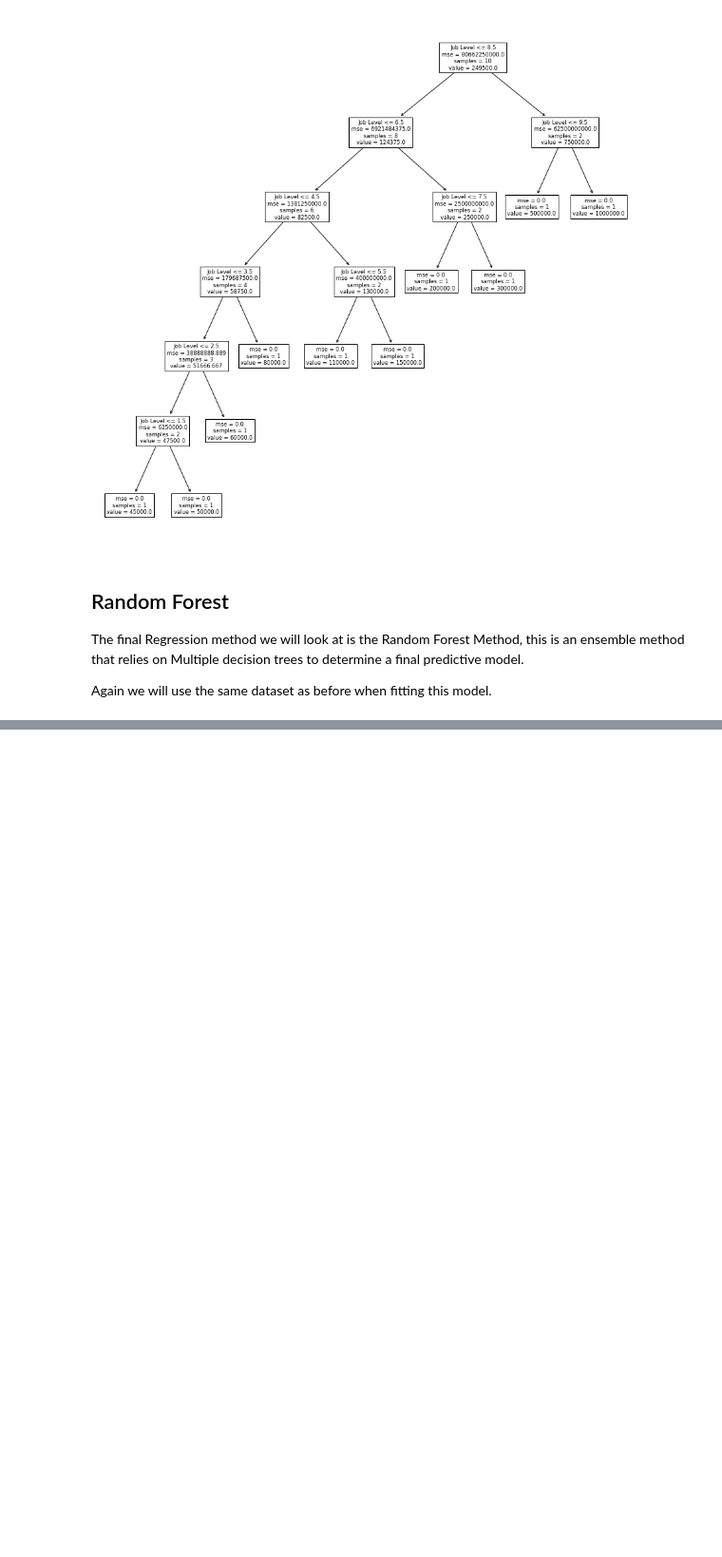
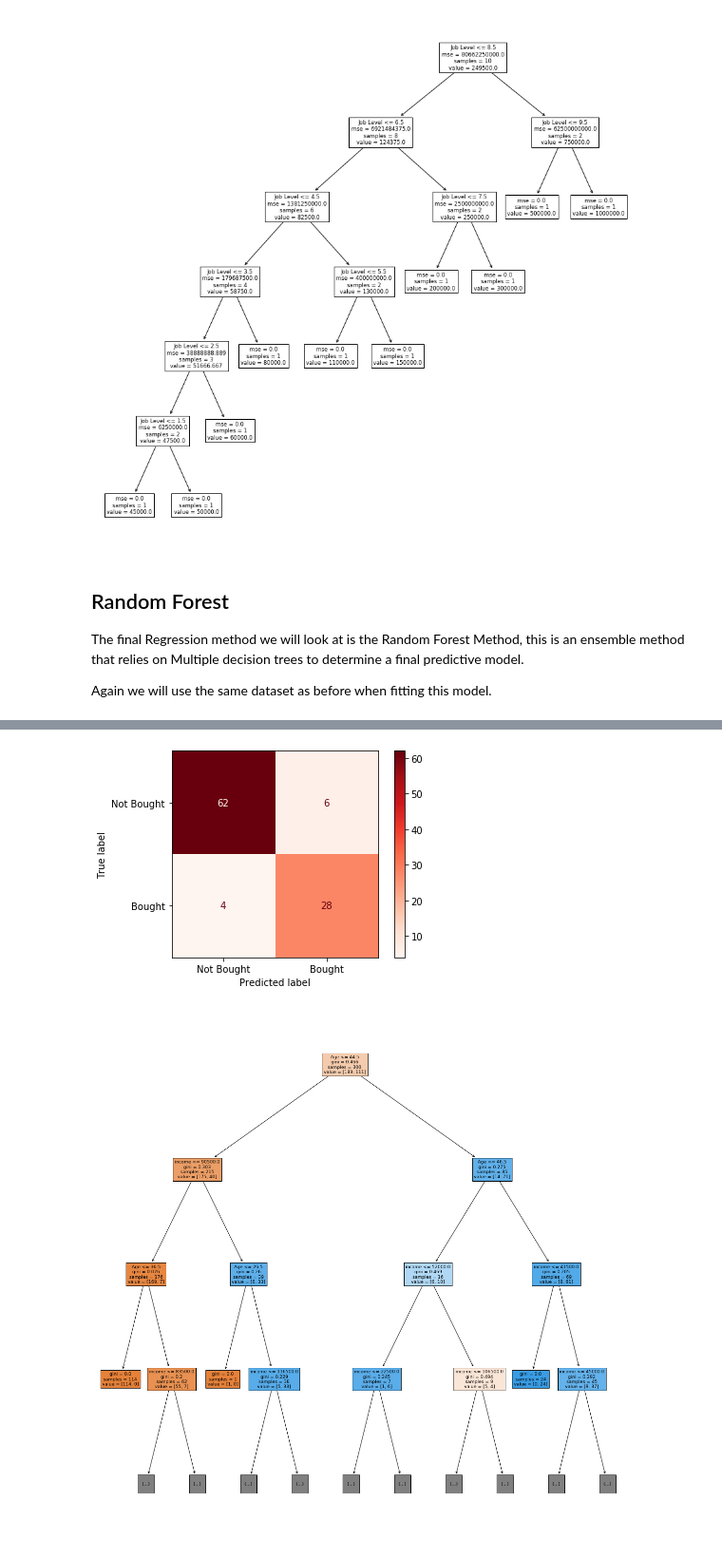
Before and after one commit to Poissonza/Python-Tutorial-Notes, a Jupyter notebook: 2_1 SKLearn Machine Learning.ipynb, the cells around one changed output, grey strips where cells are left out. Shown at 95% size. Drawn from its saved outputs; the diff is of its cells as text; code cells hidden in the pictures; blank space fills up the shorter version.

```diff
--- a/2 SKLearn Machine Learning.ipynb
+++ b/2_1 SKLearn Machine Learning.ipynb
@@ -347,0 +419,15 @@ plt.show()
+# %%
+from sklearn.tree import DecisionTreeClassifier
+
+y = dataset.iloc[:,-1]
+x = dataset.iloc[:,2:4]
+x_train,x_test,y_train,y_test = train_test_split(x,y,random_state=0,test_size=0.25)
+tree_class = DecisionTreeClassifier()
+tree_class.fit(x_train,y_train)
+plot_confusion_matrix(tree_class,x_test,y_test,display_labels=["Not Bought",'Bought'],cmap='Reds')
+plt.figure(figsize=(20,20))
+plot_tree(tree_class,feature_names=['Age','income'],max_depth=3,filled=True)
+plt.show()
+# %% [output]
+[figure, added]
+[figure, added]
```
Also changed, not shown: parts of 14 cells of this notebook, 2 other files.
